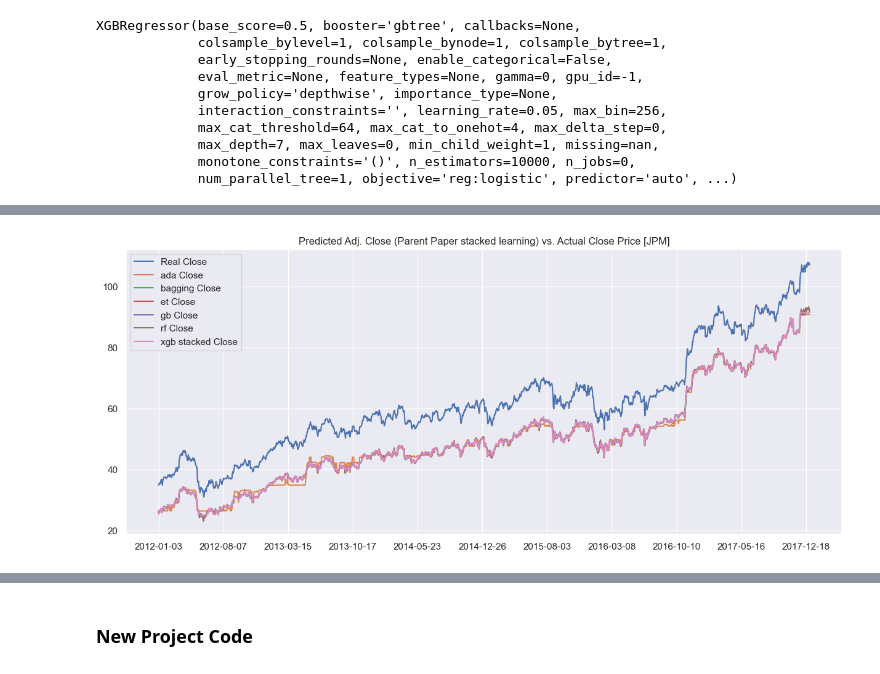
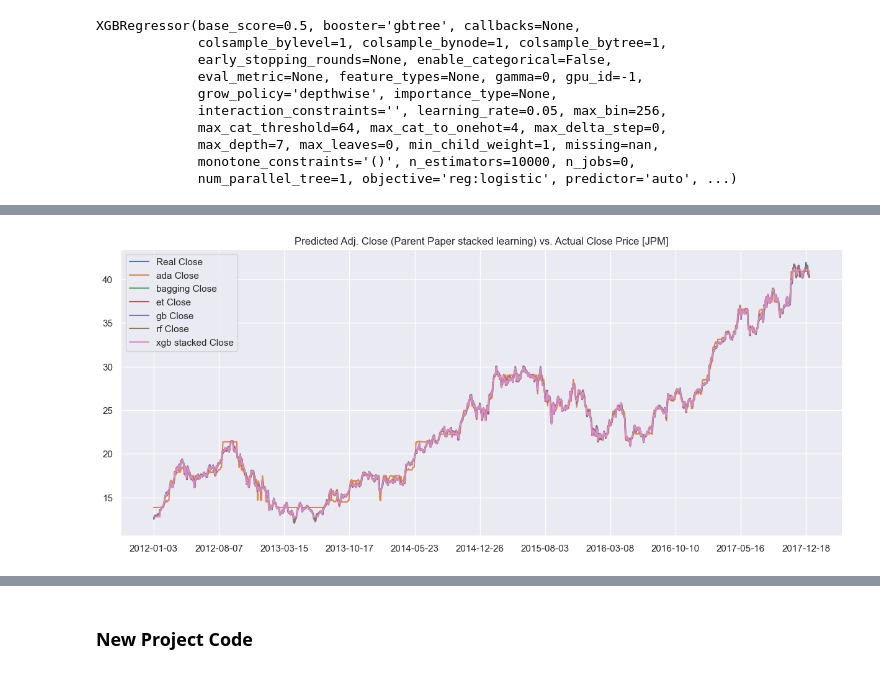
Before and after one commit to willzwetolitz/DS340W, a Jupyter notebook: main/stacked_trading.ipynb, the cells around one changed output, grey strips where cells are left out. Cells and saved outputs as stored; diff of their text form; code cells hidden in the pictures.

```diff
--- a/main/stacked_trading.ipynb
+++ b/main/stacked_trading.ipynb
@@ -220,21 +220,21 @@ date_original=pd.Series(date_ori).dt.strftime(date_format='%Y-%m-%d').tolist()
 # %%
 # Display parent paper train actual vs predicted
 
 plt.figure(figsize = (15,6))
-x_range = np.arange(df_full.Close.shape[0])
-plt.plot(x_range, df_full.Close, label = 'Real Close')
+x_range = np.arange(df_full.loc[:,'Adj Close'].shape[0])
+plt.plot(x_range, df_full.loc[:,'Adj Close'], label = 'Real Close')
 plt.plot(x_range, reverse_close_train(ada_pred), label = 'ada Close')
 plt.plot(x_range, reverse_close_train(bagging_pred), label = 'bagging Close')
 plt.plot(x_range, reverse_close_train(et_pred), label = 'et Close')
 plt.plot(x_range, reverse_close_train(gb_pred), label = 'gb Close')
 plt.plot(x_range, reverse_close_train(rf_pred), label = 'rf Close')
 plt.plot(x_range, reverse_close_train(xgb_pred), label = 'xgb stacked Close')
 plt.legend()
 plt.xticks(x_range[::150], date_original[::150])
 plt.title('Predicted Adj. Close (Parent Paper stacked learning) vs. Actual Close Price [JPM]')
 plt.show()
 # %% [output]
-[figure, old version]
+[figure, new version]
 # %%
 from sklearn.metrics import mean_squared_error
 
```
Also changed, not shown: parts of 11 cells of this notebook, 2 other files.
